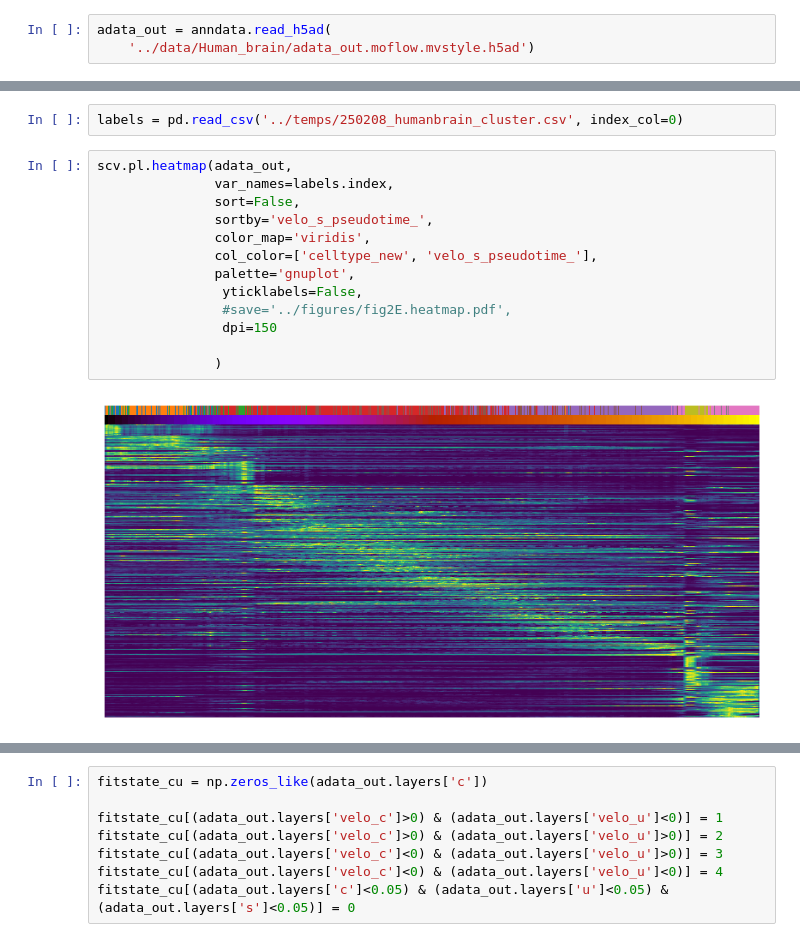
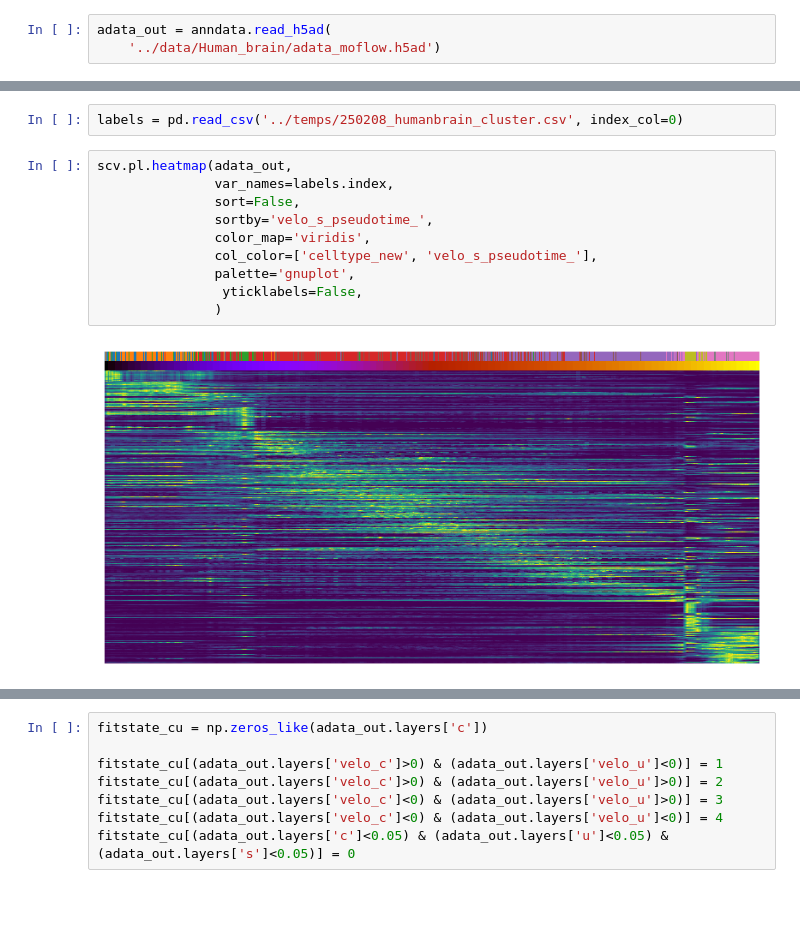
Before and after one commit to AriHong/MoFlow, a Jupyter notebook: notebooks/fig3.ipynb, the cells around one changed output, grey strips where cells are left out. Drawn from its saved outputs; the diff is of its cells as text; blank space fills up the shorter version.

```diff
--- a/notebooks/fig3.ipynb
+++ b/notebooks/fig3.ipynb
@@ -36,7 +37,7 @@ multivelo.layers['Mc'] = multivelo.layers['ATAC']
 multivelo.layers['velo_c'] = multivelo.layers['velo_chrom']
 # %%
 adata_out = anndata.read_h5ad(
-    '../data/Human_brain/adata_out.moflow.mvstyle.h5ad')
+    '../data/Human_brain/adata_moflow.h5ad')
 # %%
 pseudotime_ = np.zeros(adata_out.n_obs)
 pseudotime_[np.argsort(adata_out.obs['velo_s_pseudotime'])] = np.arange(adata_out.n_obs)
@@ -46,15 +47,12 @@ labels = pd.read_csv('../temps/250208_humanbrain_cluster.csv', index_col=0)
 # %%
 scv.pl.heatmap(adata_out,
                var_names=labels.index,
                sort=False,
                sortby='velo_s_pseudotime_',
                color_map='viridis',
                col_color=['celltype_new', 'velo_s_pseudotime_'],
                palette='gnuplot',
                 yticklabels=False,
-                #save='../figures/fig2E.heatmap.pdf',
-                dpi=150
-
                )
 # %% [output]
-[figure, old version]
+[figure, new version]
```
Also changed, not shown: parts of 43 cells of this notebook, 2 other files.
